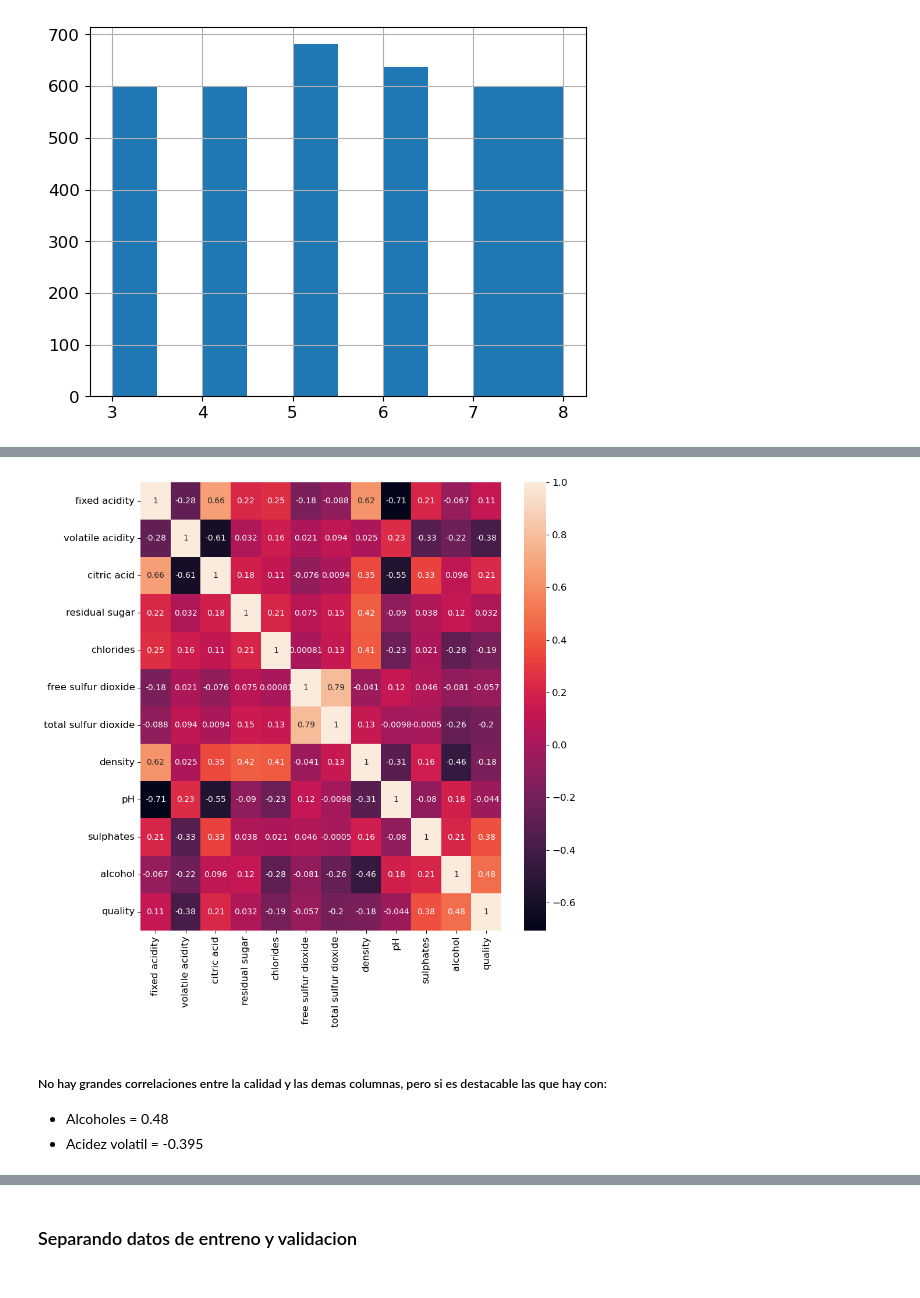
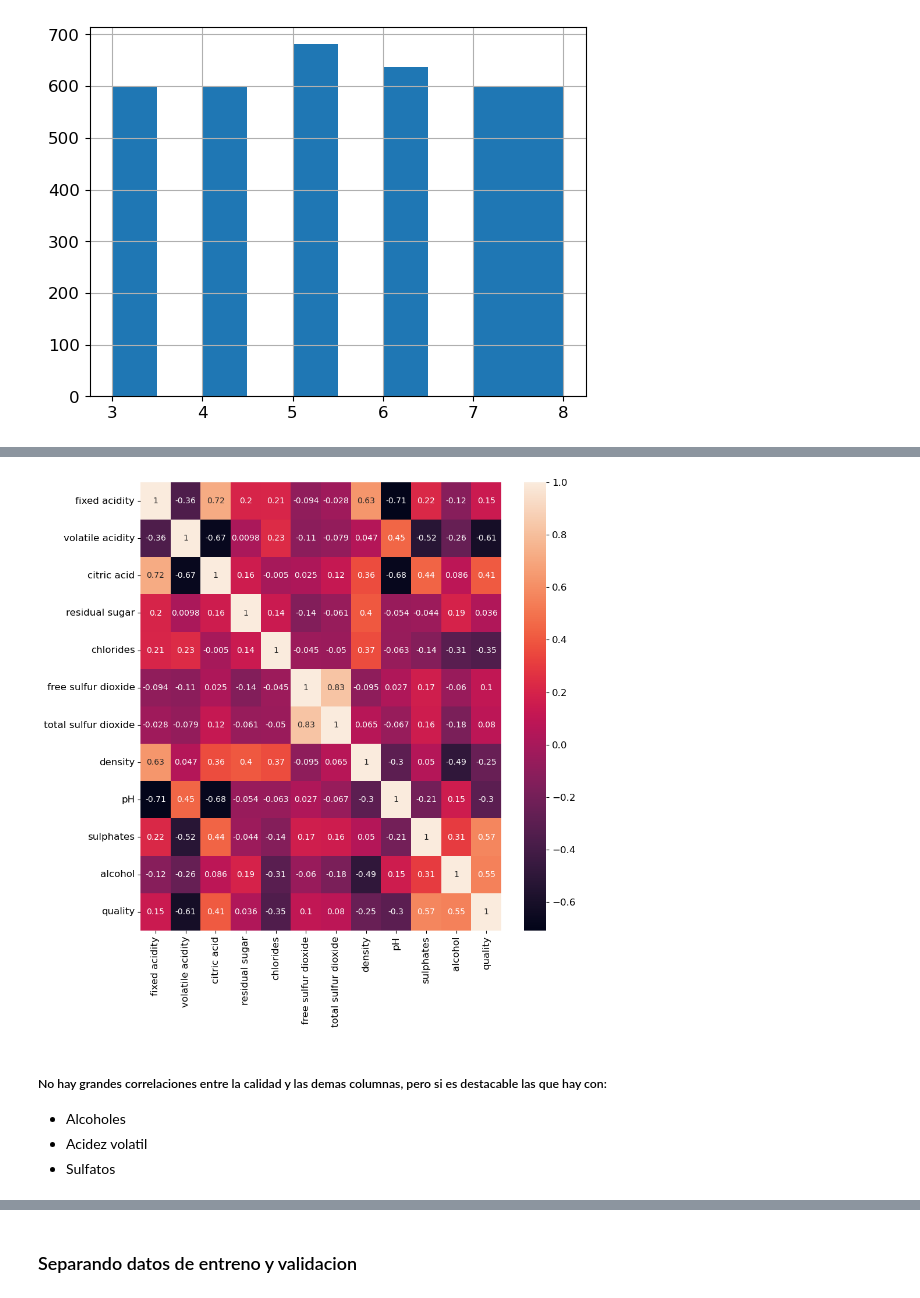
Before and after one commit to joshMonarch/vinos_clf, a Jupyter notebook: calidad_vinos.ipynb, the cells around one changed output, grey strips where cells are left out. Saved outputs shown, nothing was run; the diff lists cells and outputs as text; code cells hidden in the pictures.

```diff
--- a/calidad_vinos.ipynb
+++ b/calidad_vinos.ipynb
@@ -156,9 +154,10 @@ plt.show()
 # %%
 fig, axis= plt.subplots(figsize=(10,10))
-sns.heatmap(wines.corr(method="spearman"), annot=True, ax=axis);
+sns.heatmap(wines_balanced.corr(method="spearman"), annot=True, ax=axis);
 # %% [output]
-[figure, old version]
+[figure, new version]
 # %% [markdown]
 ##### No hay grandes correlaciones entre la calidad y las demas columnas, pero si es destacable las que hay con:
-- Alcoholes = 0.48
-- Acidez volatil = -0.395
+- Alcoholes
+- Acidez volatil
+- Sulfatos
```
Also changed, not shown: parts of 44 cells of this notebook, 1 other file.
